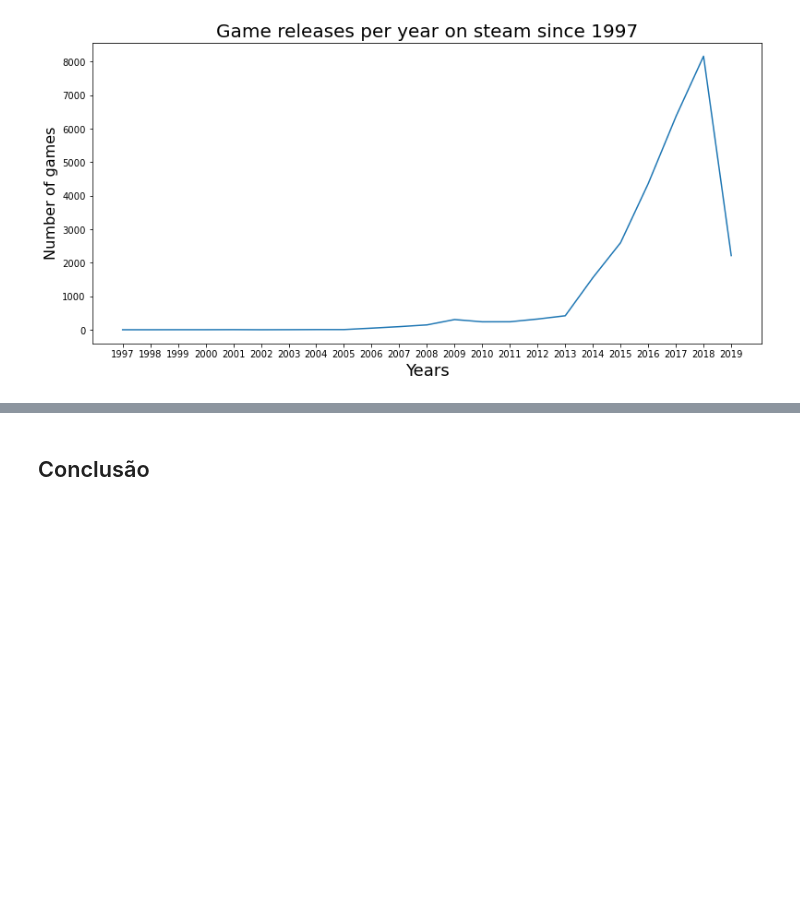
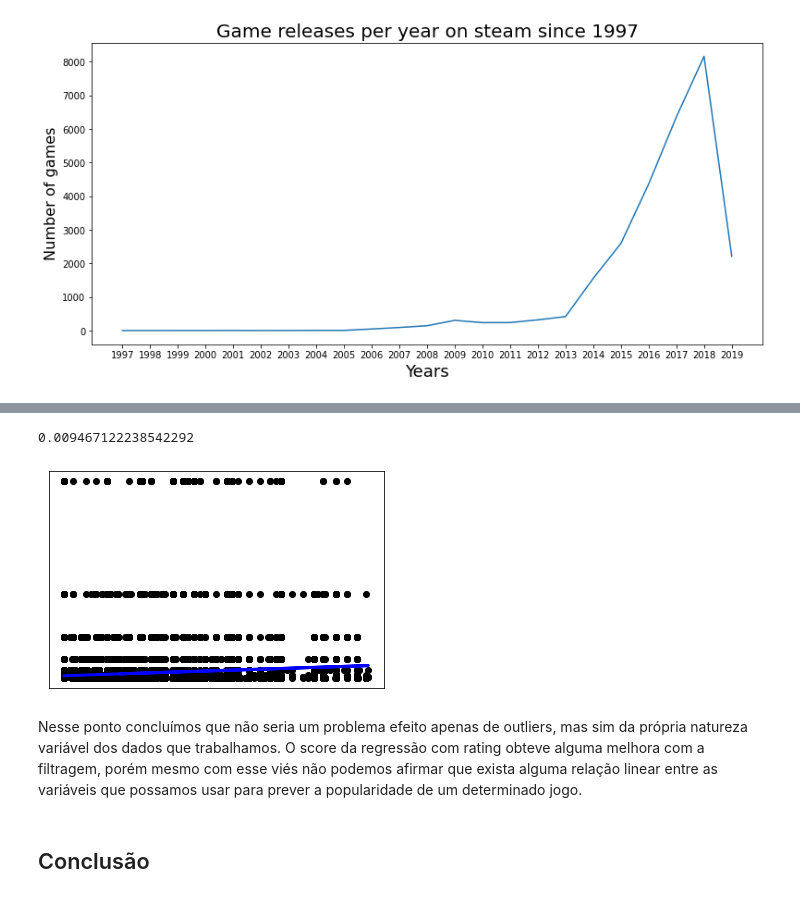
Before and after one commit to erikalira/projeto-icd, a Jupyter notebook: Relatorio_Final.ipynb, the cells around one changed output, grey strips where cells are left out. Saved outputs shown, nothing was run; the diff lists cells and outputs as text; code cells hidden in the pictures; blank space fills up the shorter version.

```diff
--- a/Relatorio_Final.ipynb
+++ b/Relatorio_Final.ipynb
@@ -314,2 +385,20 @@ plt.show()
+# %%
+x=df_filtered['price'].values.reshape(-1, 1)
+y=df_filtered['owners'].values.reshape(-1, 1)
+
+regr = linear_model.LinearRegression()
+regr.fit(x, y)
+print(regr.score(x, y))
+# plot it as in the example at http://scikit-learn.org/
+plt.scatter(x, y,  color='black')
+plt.plot(x, regr.predict(x), color='blue', linewidth=3)
+plt.xticks(())
+plt.yticks(())
+plt.show()
+# %% [output]
+0.009467122238542292
+[figure, added]
+# %% [markdown]
+Nesse ponto concluímos que não seria um problema efeito apenas de outliers, mas sim da própria natureza variável dos dados que trabalhamos. O score da regressão com rating obteve alguma melhora com a filtragem, porém mesmo com esse viés não podemos afirmar que exista alguma relação linear entre as variáveis que possamos usar para prever a popularidade de um determinado jogo.
 # %% [markdown]
 ## Conclusão
```
Also changed, not shown: parts of 24 cells of this notebook.
